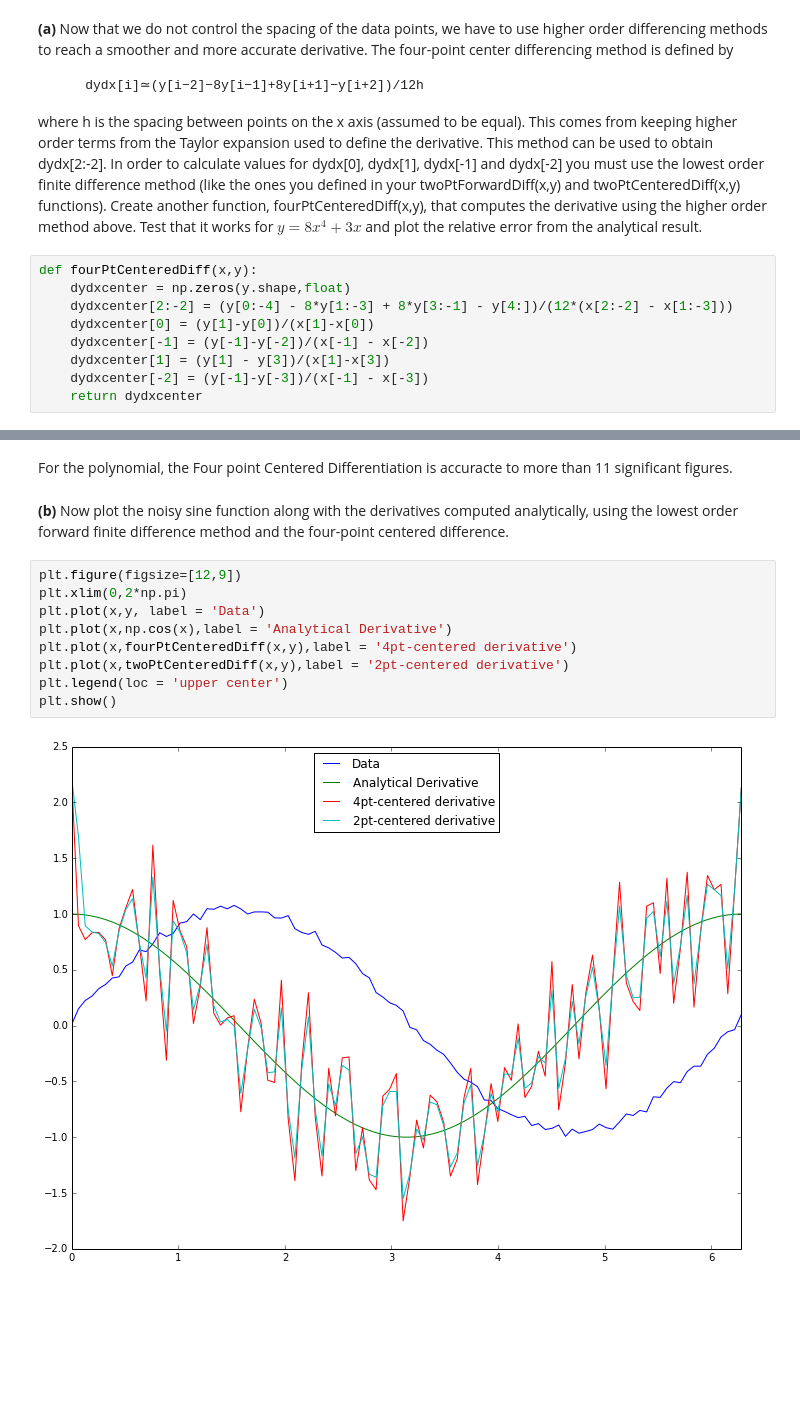
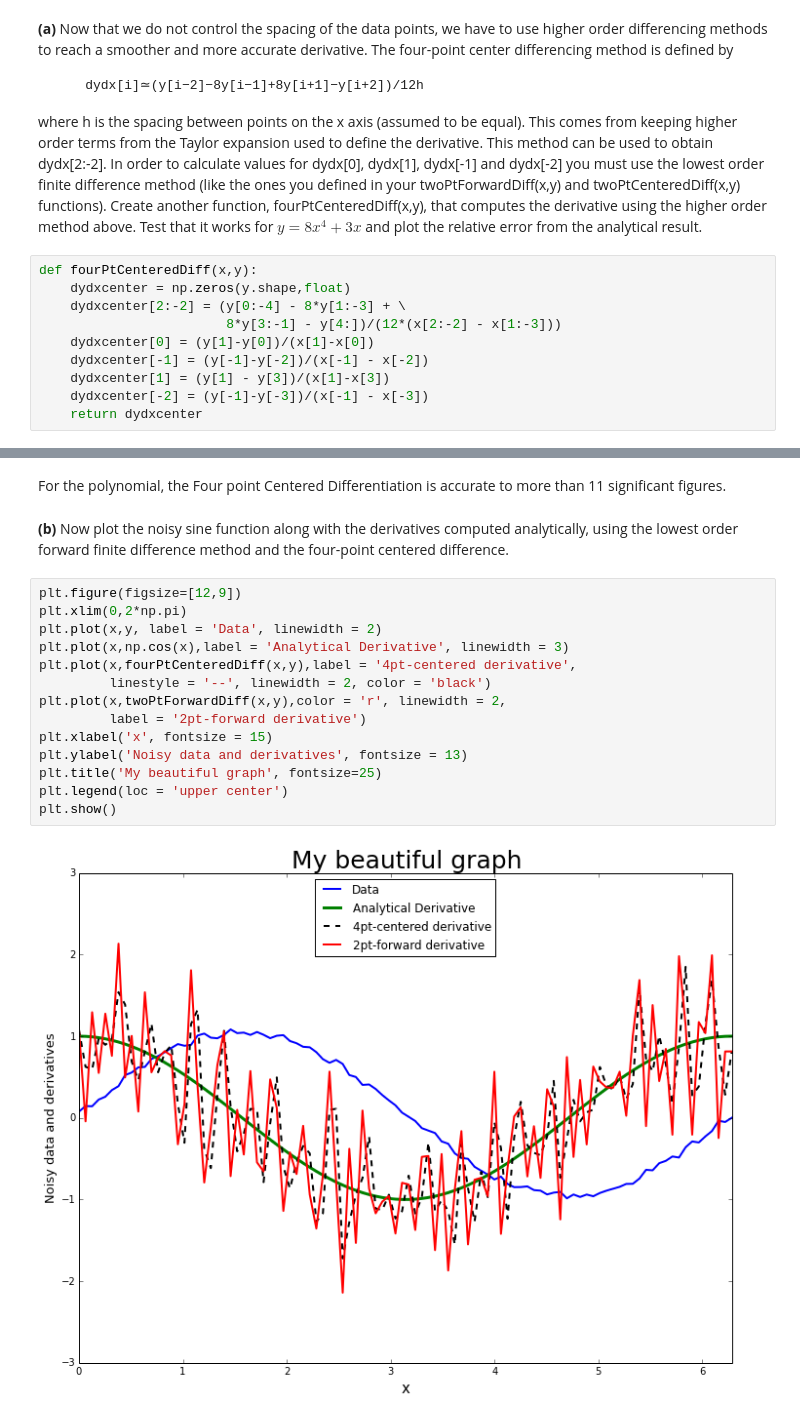
Before and after one commit to pcnelson202/PHYS202-S14, a Jupyter notebook: SciPy/DifferentiationExercises.ipynb, the cells around one changed output, grey strips where cells are left out. Cells and saved outputs as stored; diff of their text form; blank space fills up the shorter version.

Commit message:
Finished Interpolation and Differentiation exercises

```diff
--- a/SciPy/DifferentiationExercises.ipynb
+++ b/SciPy/DifferentiationExercises.ipynb
@@ -96,7 +100,8 @@ where h is the spacing between points on the x axis (assumed to be equal). This
 # %%
 def fourPtCenteredDiff(x,y):
     dydxcenter = np.zeros(y.shape,float)
-    dydxcenter[2:-2] = (y[0:-4] - 8*y[1:-3] + 8*y[3:-1] - y[4:])/(12*(x[2:-2] - x[1:-3]))
+    dydxcenter[2:-2] = (y[0:-4] - 8*y[1:-3] + \
+                        8*y[3:-1] - y[4:])/(12*(x[2:-2] - x[1:-3]))
     dydxcenter[0] = (y[1]-y[0])/(x[1]-x[0])
     dydxcenter[-1] = (y[-1]-y[-2])/(x[-1] - x[-2])
     dydxcenter[1] = (y[1] - y[3])/(x[1]-x[3])
@@ -140,15 +149,20 @@ plt.title('Percent Error of the Four Point Centered and Two Point Centered Diffe
 # %% [markdown]
-For the polynomial, the Four point Centered Differentiation is accuracte to more than 11 significant figures.
+For the polynomial, the Four point Centered Differentiation is accurate to more than 11 significant figures.
 # %% [markdown]
 **(b)** Now plot the noisy sine function along with the derivatives computed analytically, using the lowest order forward finite difference method and the four-point centered difference.
 # %%
 plt.figure(figsize=[12,9])
 plt.xlim(0,2*np.pi)
-plt.plot(x,y, label = 'Data')
-plt.plot(x,np.cos(x),label = 'Analytical Derivative')
-plt.plot(x,fourPtCenteredDiff(x,y),label = '4pt-centered derivative')
-plt.plot(x,twoPtCenteredDiff(x,y),label = '2pt-centered derivative')
+plt.plot(x,y, label = 'Data', linewidth = 2)
+plt.plot(x,np.cos(x),label = 'Analytical Derivative', linewidth = 3)
+plt.plot(x,fourPtCenteredDiff(x,y),label = '4pt-centered derivative',
+         linestyle = '--', linewidth = 2, color = 'black')
+plt.plot(x,twoPtForwardDiff(x,y),color = 'r', linewidth = 2,
+         label = '2pt-forward derivative')
+plt.xlabel('x', fontsize = 15)
+plt.ylabel('Noisy data and derivatives', fontsize = 13)
+plt.title('My beautiful graph', fontsize=25)
 plt.legend(loc = 'upper center')
 plt.show()
 # %% [output]
-[figure, old version]
+[figure, new version]
```
Also changed, not shown: parts of 9 cells of this notebook, 1 other file.
